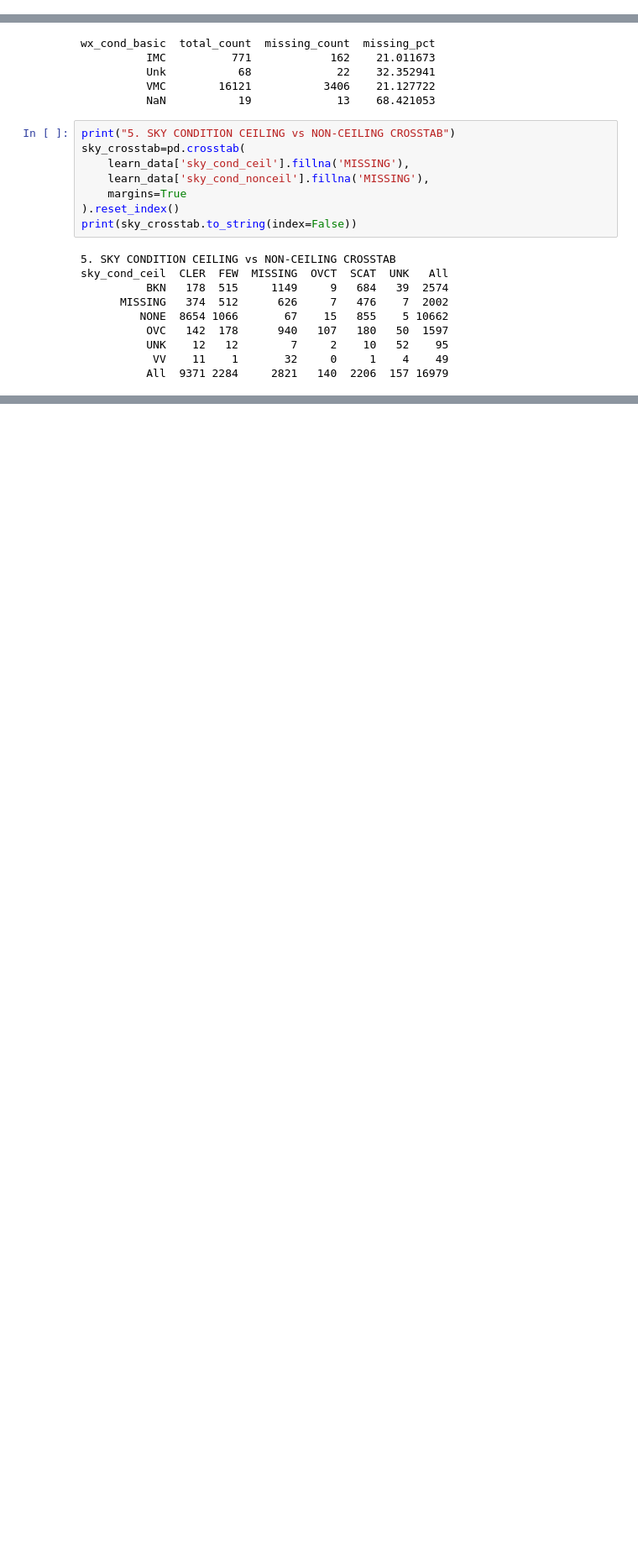
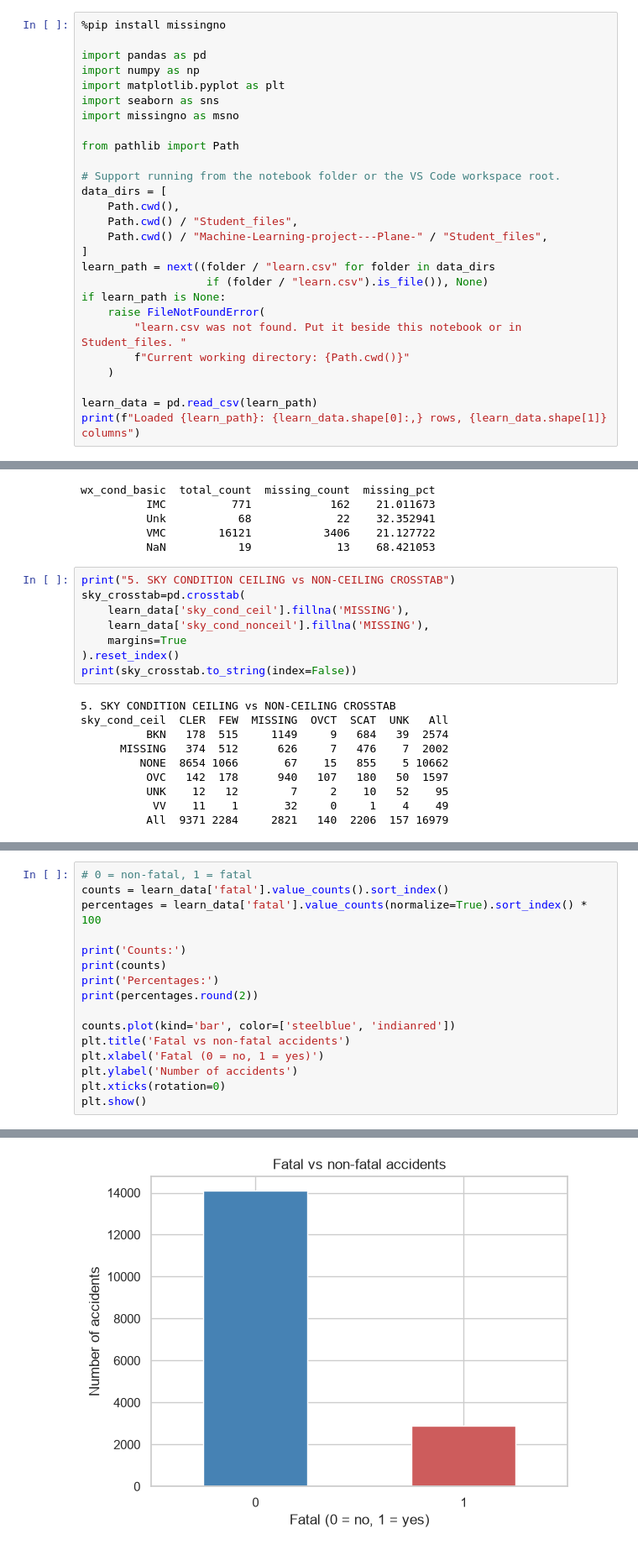
Before and after one commit to tiagoascensao06-lang/Machine-Learning-project---Plane-, a Jupyter notebook: ML_NB0_EDA.ipynb, the cells around one changed output, grey strips where cells are left out. Shown at 84% size. Drawn from its saved outputs; the diff is of its cells as text; blank space fills up the shorter version.

```diff
--- a/ML_NB0_EDA.ipynb
+++ b/ML_NB0_EDA.ipynb
@@ -36,0 +9,27 @@ Note: you may need to restart the kernel to use updated packages.
+# %%
+%pip install missingno
+
+import pandas as pd
+import numpy as np
+import matplotlib.pyplot as plt
+import seaborn as sns
+import missingno as msno
+
+from pathlib import Path
+
+# Support running from the notebook folder or the VS Code workspace root.
+data_dirs = [
+    Path.cwd(),
+    Path.cwd() / "Student_files",
+    Path.cwd() / "Machine-Learning-project---Plane-" / "Student_files",
+]
+learn_path = next((folder / "learn.csv" for folder in data_dirs
+                   if (folder / "learn.csv").is_file()), None)
+if learn_path is None:
+    raise FileNotFoundError(
+        "learn.csv was not found. Put it beside this notebook or in Student_files. "
+        f"Current working directory: {Path.cwd()}"
+    )
+
+learn_data = pd.read_csv(learn_path)
+print(f"Loaded {learn_path}: {learn_data.shape[0]:,} rows, {learn_data.shape[1]} columns")
@@ -393,0 +415,17 @@ sky_cond_ceil  CLER  FEW  MISSING  OVCT  SCAT  UNK   All
+# %%
+# 0 = non-fatal, 1 = fatal
+counts = learn_data['fatal'].value_counts().sort_index()
+percentages = learn_data['fatal'].value_counts(normalize=True).sort_index() * 100
+
+print('Counts:')
+print(counts)
+print('Percentages:')
+print(percentages.round(2))
+
+counts.plot(kind='bar', color=['steelblue', 'indianred'])
+plt.title('Fatal vs non-fatal accidents')
+plt.xlabel('Fatal (0 = no, 1 = yes)')
+plt.ylabel('Number of accidents')
+plt.xticks(rotation=0)
+plt.show()
+# %% [output]
@@ -393,0 +442 @@ sky_cond_ceil  CLER  FEW  MISSING  OVCT  SCAT  UNK   All
+[figure, added]
```
Also changed, not shown: parts of 18 cells of this notebook.
